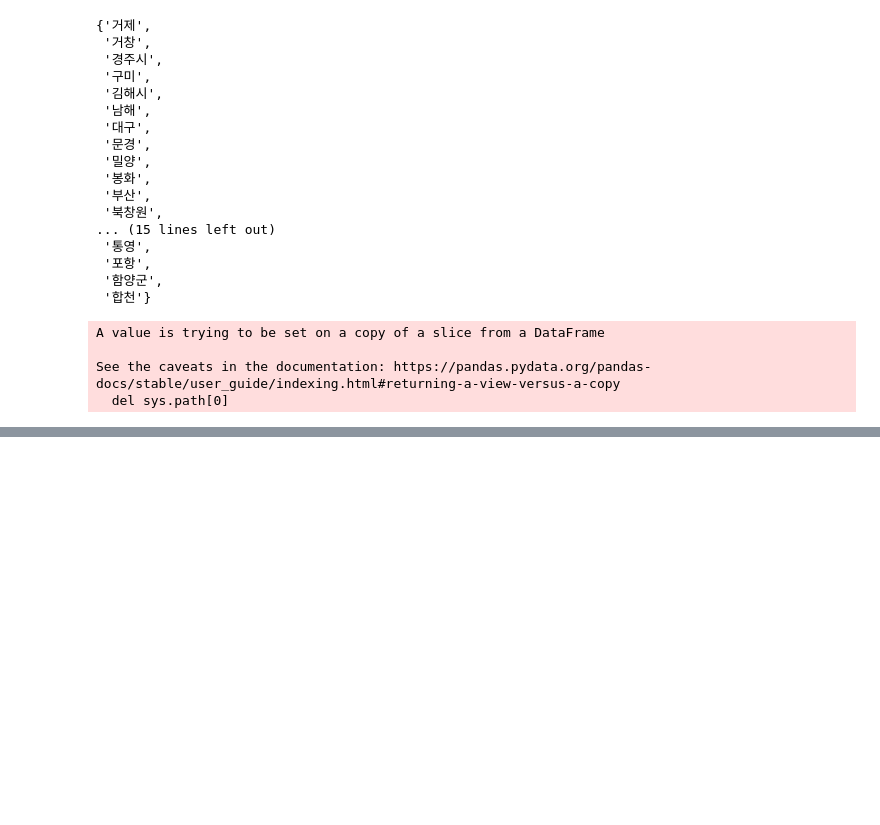
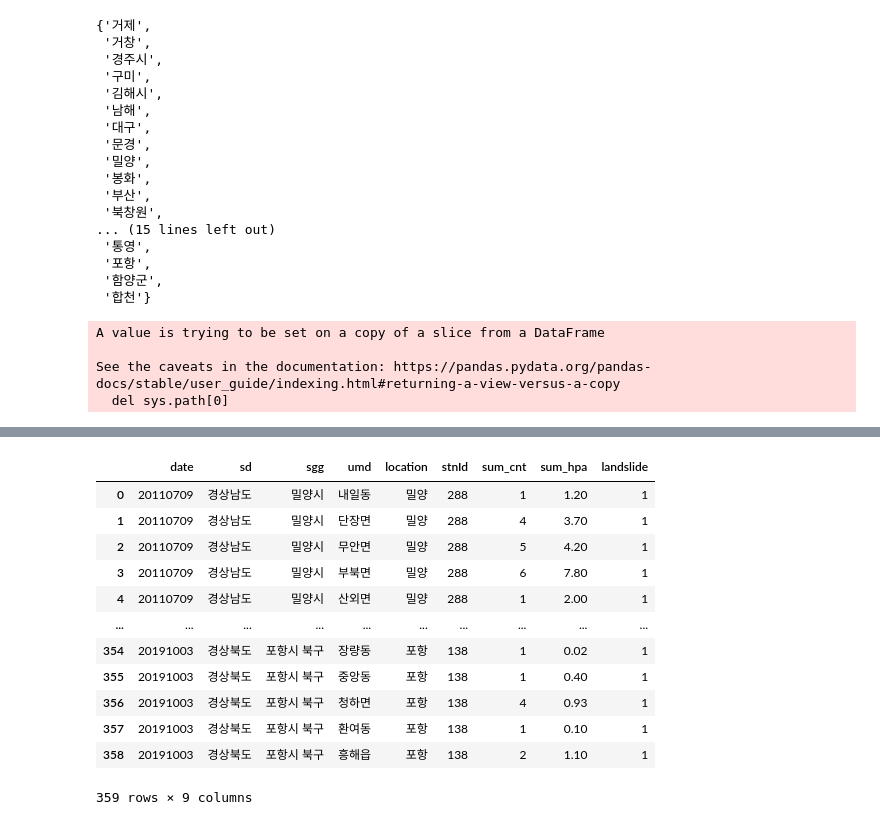
Before and after one commit to wonkwonlee/landslide-prediction-modeling, a Jupyter notebook: ASOS_data_preprocessing.ipynb, the cells around one changed output, grey strips where cells are left out. Saved outputs shown, nothing was run; the diff lists cells and outputs as text; code cells hidden in the pictures; blank space fills up the shorter version.

```diff
--- a/ASOS_data_preprocessing.ipynb
+++ b/ASOS_data_preprocessing.ipynb
@@ -259,0 +314,21 @@ m
+# %%
+asos = pd.read_csv("../A2W/데이터/ASOS_최종/ASOS_final.csv")
+df_ld = pd.read_csv("data/landslide_final.csv")
+# %%
+# 발생 이력의 모든 산사태 값을 1로 지정
+df_ld['landslide'] = 1
+df_ld
+# %% [output]
+|  | date | sd | sgg | umd | location | stnId | sum_cnt | sum_hpa | landslide |
+| 0 | 20110709 | 경상남도 | 밀양시 | 내일동 | 밀양 | 288 | 1 | 1.20 | 1 |
+| 1 | 20110709 | 경상남도 | 밀양시 | 단장면 | 밀양 | 288 | 4 | 3.70 | 1 |
+| 2 | 20110709 | 경상남도 | 밀양시 | 무안면 | 밀양 | 288 | 5 | 4.20 | 1 |
+| 3 | 20110709 | 경상남도 | 밀양시 | 부북면 | 밀양 | 288 | 6 | 7.80 | 1 |
+| 4 | 20110709 | 경상남도 | 밀양시 | 산외면 | 밀양 | 288 | 1 | 2.00 | 1 |
+| ... | ... | ... | ... | ... | ... | ... | ... | ... | ... |
+| 354 | 20191003 | 경상북도 | 포항시 북구 | 장량동 | 포항 | 138 | 1 | 0.02 | 1 |
+| 355 | 20191003 | 경상북도 | 포항시 북구 | 중앙동 | 포항 | 138 | 1 | 0.40 | 1 |
+| 356 | 20191003 | 경상북도 | 포항시 북구 | 청하면 | 포항 | 138 | 4 | 0.93 | 1 |
+| 357 | 20191003 | 경상북도 | 포항시 북구 | 환여동 | 포항 | 138 | 1 | 0.10 | 1 |
+| 358 | 20191003 | 경상북도 | 포항시 북구 | 흥해읍 | 포항 | 138 | 2 | 1.10 | 1 |
+359 rows × 9 columns
```
Also changed, not shown: parts of 17 cells of this notebook.
